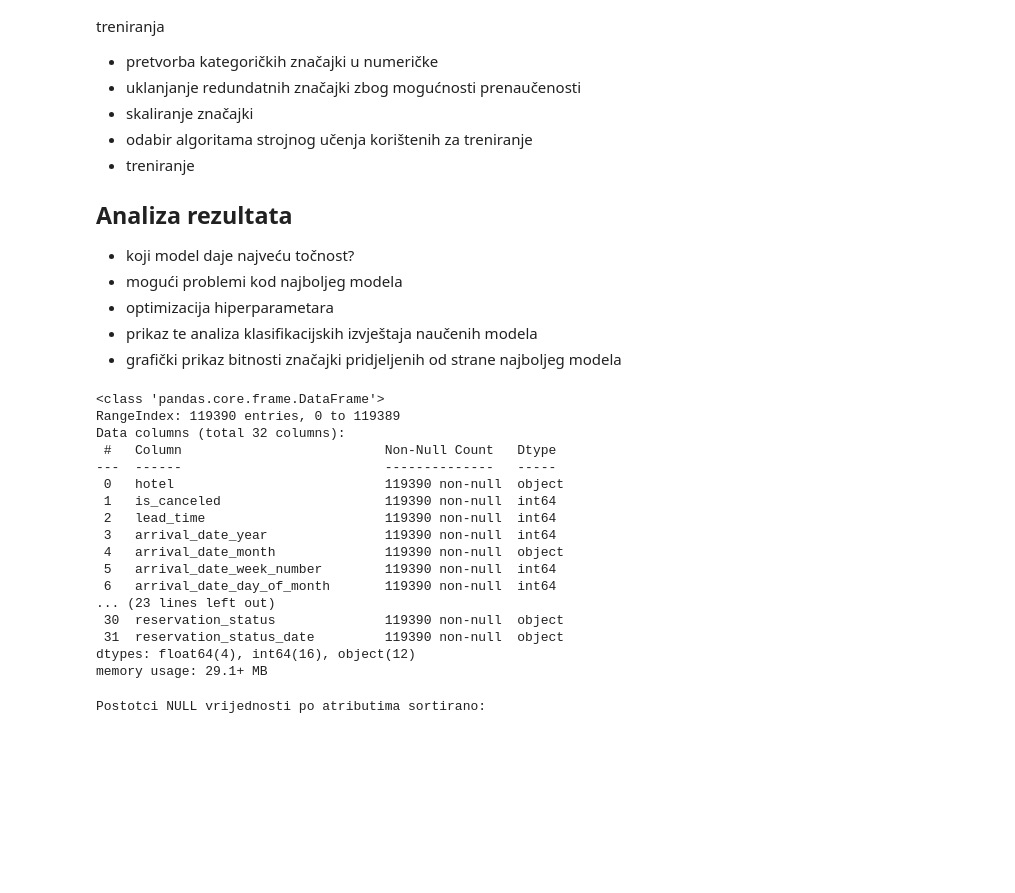
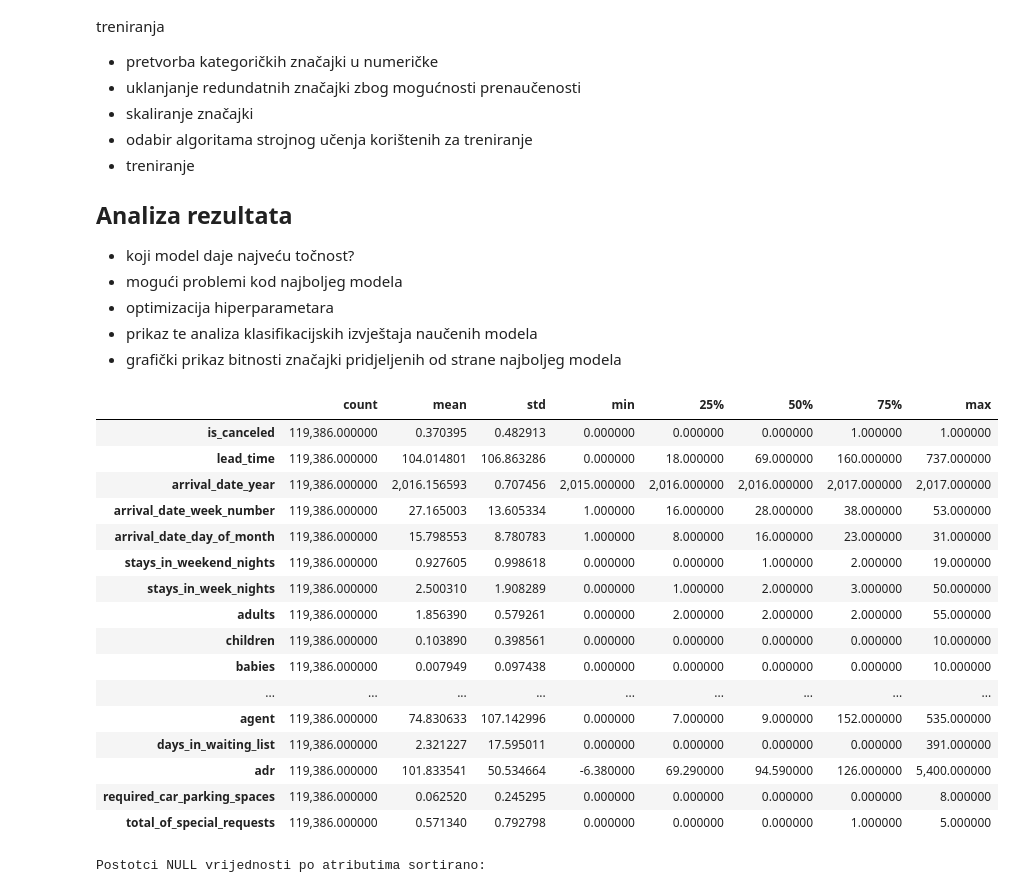
Before and after one commit to cavlic/sharing-github, a Jupyter notebook: Projekt.ipynb, the cells around one changed output. Cells and saved outputs as stored; diff of their text form; code cells hidden in the pictures; blank space fills up the shorter version.

Commit message:
Add files via upload
Predviđanje otkazivanja hotelskih rezervacija

```diff
--- a/Projekt.ipynb
+++ b/Projekt.ipynb
@@ -92,25 +92,25 @@ from sklearn.ensemble import RandomForestClassifier
 hotel_data = pd.read_csv('C:/Data/hotel_bookings.csv')
 # %%
 # Okvirni pregled
-hotel_data.info()
+hotel_data.describe().T
 # %% [output]
-<class 'pandas.core.frame.DataFrame'>
-RangeIndex: 119390 entries, 0 to 119389
-Data columns (total 32 columns):
- #   Column                          Non-Null Count   Dtype
----  ------                          --------------   -----
- 0   hotel                           119390 non-null  object
- 1   is_canceled                     119390 non-null  int64
- 2   lead_time                       119390 non-null  int64
- 3   arrival_date_year               119390 non-null  int64
- 4   arrival_date_month              119390 non-null  object
- 5   arrival_date_week_number        119390 non-null  int64
- 6   arrival_date_day_of_month       119390 non-null  int64
-... (23 lines left out)
- 30  reservation_status              119390 non-null  object
- 31  reservation_status_date         119390 non-null  object
-dtypes: float64(4), int64(16), object(12)
-memory usage: 29.1+ MB
+|  | count | mean | std | min | 25% | 50% | 75% | max |
+| is_canceled | 119,386.000000 | 0.370395 | 0.482913 | 0.000000 | 0.000000 | 0.000000 | 1.000000 | 1.000000 |
+| lead_time | 119,386.000000 | 104.014801 | 106.863286 | 0.000000 | 18.000000 | 69.000000 | 160.000000 | 737.000000 |
+| arrival_date_year | 119,386.000000 | 2,016.156593 | 0.707456 | 2,015.000000 | 2,016.000000 | 2,016.000000 | 2,017.000000 | 2,017.000000 |
+| arrival_date_week_number | 119,386.000000 | 27.165003 | 13.605334 | 1.000000 | 16.000000 | 28.000000 | 38.000000 | 53.000000 |
+| arrival_date_day_of_month | 119,386.000000 | 15.798553 | 8.780783 | 1.000000 | 8.000000 | 16.000000 | 23.000000 | 31.000000 |
+| stays_in_weekend_nights | 119,386.000000 | 0.927605 | 0.998618 | 0.000000 | 0.000000 | 1.000000 | 2.000000 | 19.000000 |
+| stays_in_week_nights | 119,386.000000 | 2.500310 | 1.908289 | 0.000000 | 1.000000 | 2.000000 | 3.000000 | 50.000000 |
+| adults | 119,386.000000 | 1.856390 | 0.579261 | 0.000000 | 2.000000 | 2.000000 | 2.000000 | 55.000000 |
+| children | 119,386.000000 | 0.103890 | 0.398561 | 0.000000 | 0.000000 | 0.000000 | 0.000000 | 10.000000 |
+| babies | 119,386.000000 | 0.007949 | 0.097438 | 0.000000 | 0.000000 | 0.000000 | 0.000000 | 10.000000 |
+| ... | ... | ... | ... | ... | ... | ... | ... | ... |
+| agent | 119,386.000000 | 74.830633 | 107.142996 | 0.000000 | 7.000000 | 9.000000 | 152.000000 | 535.000000 |
+| days_in_waiting_list | 119,386.000000 | 2.321227 | 17.595011 | 0.000000 | 0.000000 | 0.000000 | 0.000000 | 391.000000 |
+| adr | 119,386.000000 | 101.833541 | 50.534664 | -6.380000 | 69.290000 | 94.590000 | 126.000000 | 5,400.000000 |
+| required_car_parking_spaces | 119,386.000000 | 0.062520 | 0.245295 | 0.000000 | 0.000000 | 0.000000 | 0.000000 | 8.000000 |
+| total_of_special_requests | 119,386.000000 | 0.571340 | 0.792798 | 0.000000 | 0.000000 | 0.000000 | 1.000000 | 5.000000 |
 # %%
 print('Postotci NULL vrijednosti po atributima sortirano:')
 pd.options.display.float_format = "{:,.6f}".format
```
Also changed, not shown: parts of 2 cells of this notebook.
